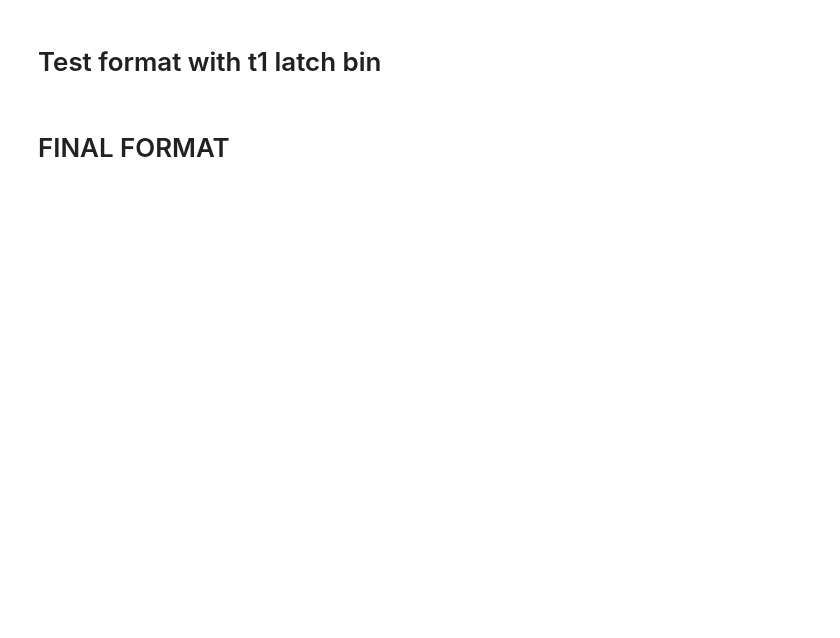
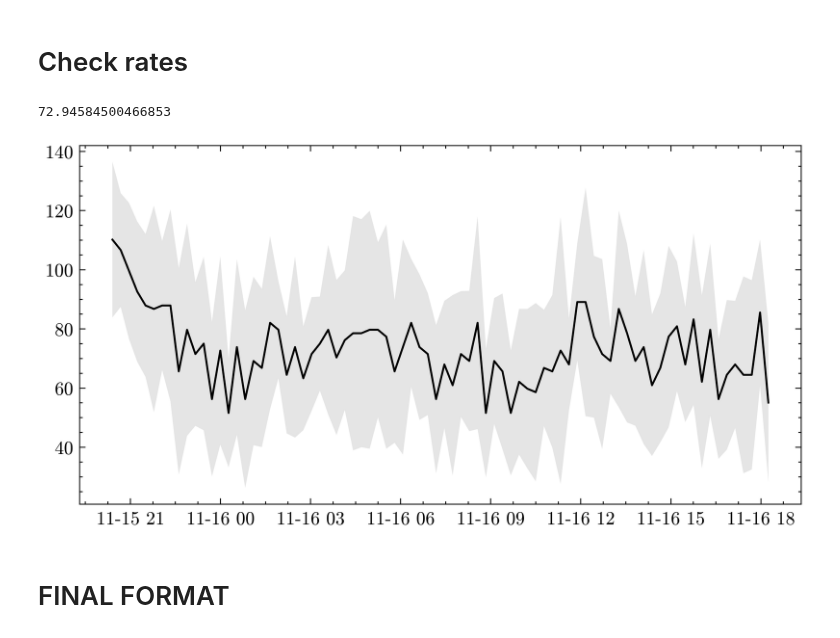
Before and after one commit to Quizznor/phd-thesis, a Jupyter notebook: Projects/UubRandomsLib/test_read.ipynb, the cells around one changed output. Cells and saved outputs as stored; diff of their text form; code cells hidden in the pictures; blank space fills up the shorter version.

```diff
--- a/Projects/UubRandomsLib/test_read.ipynb
+++ b/Projects/UubRandomsLib/test_read.ipynb
@@ -24,17 +24,21 @@ from utils.Auger.SD import Monitoring
-# %% [markdown]
-# Test format with t1 latch bin
+# %% [markdown]
+# Check rates
 # %%
 from datetime import datetime, timedelta
 
-wcd_fmt_no_latch = np.dtype([('timestamp', '<i4'), ('baseline', ('h', 3)), ('trace', ('i2', (3, 2048)))])
-ssd_fmt_no_latch = np.dtype([('timestamp', '<i4'), ('baseline', 'h'), ('trace', ('i2', 2048))])
+wcd_fmt = np.dtype([('timestamp', 'I'), ('t1_latch_bin', 'h'), ('vem_peak', ('H', 3)), ('baseline', ('H', 3)), ('trace', ('h', (3, 2048)))])
+ssd_fmt = np.dtype([('timestamp', 'I'), ('t1_latch_bin', 'h'), ('mip_peak', 'H'), ('baseline', 'H'), ('trace', ('h', 2048))])
 
 mean_rate = 0
 x, y = [],[]
 
 for index in range(801):
-    wcd = np.fromfile(f'/cr/data02/AugerPrime/UUB/UubRandoms/2022_11/NuriaJr/randoms{index:04}.wcd', dtype=wcd_fmt_no_latch)
-    ssd = np.fromfile(f'/cr/data02/AugerPrime/UUB/UubRandoms/2022_11/NuriaJr/randoms{index:04}.ssd', dtype=ssd_fmt_no_latch)
+    wcd = np.fromfile(f'/cr/data02/AugerPrime/UUB/UubRandoms/2022_11/NuriaJr/randoms{index:04}.wcd', dtype=wcd_fmt)
+    ssd = np.fromfile(f'/cr/data02/AugerPrime/UUB/UubRandoms/2022_11/NuriaJr/randoms{index:04}.ssd', dtype=ssd_fmt)
 
-    x.append(np.mean(wcd['timestamp']))
-    y.append(np.mean(ssd['timestamp']))
+    if len(ssd) != 5000 or len(wcd) != 5000:
+        print(index)
+        continue
+
+    x.append(np.mean(ssd['timestamp']))
+    y.append(np.sum(ssd['t1_latch_bin'] != -1) / (len(ssd) * 2048 * 8.33e-9))
@@ -43,3 +45,19 @@ plt.plot(x, y)
+# %%
+t = np.reshape(x[:-1], (-1, 10))
+r = np.reshape(y[:-1], (-1, 10))
+
+r_err = np.std(r, axis=1)
+t = np.mean(t, axis=1)
+r = np.mean(r, axis=1)
+
+
+plt.plot([datetime.fromtimestamp(_) for _ in t], r)
+plt.fill_between([datetime.fromtimestamp(_) for _ in t], r - r_err, r + r_err, alpha=0.1)
+# plt.plot([datetime.fromtimestamp(_) for _ in x], y)
+np.mean(y)
+# %% [output]
+72.94584500466853
+[figure, added]
 # %% [markdown]
 # FINAL FORMAT
 # %%
```
Also changed, not shown: parts of 4 cells of this notebook, 2 other files.
